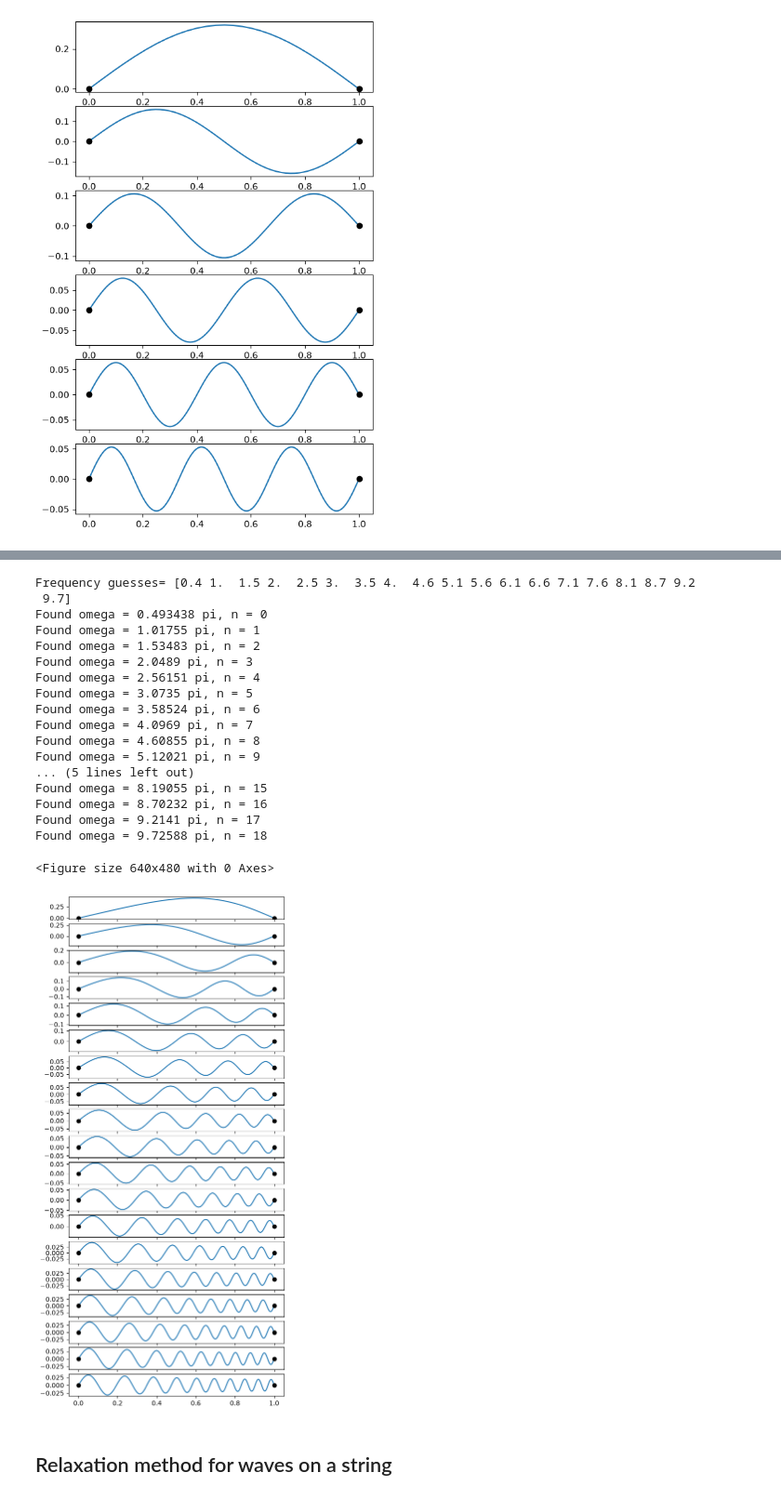
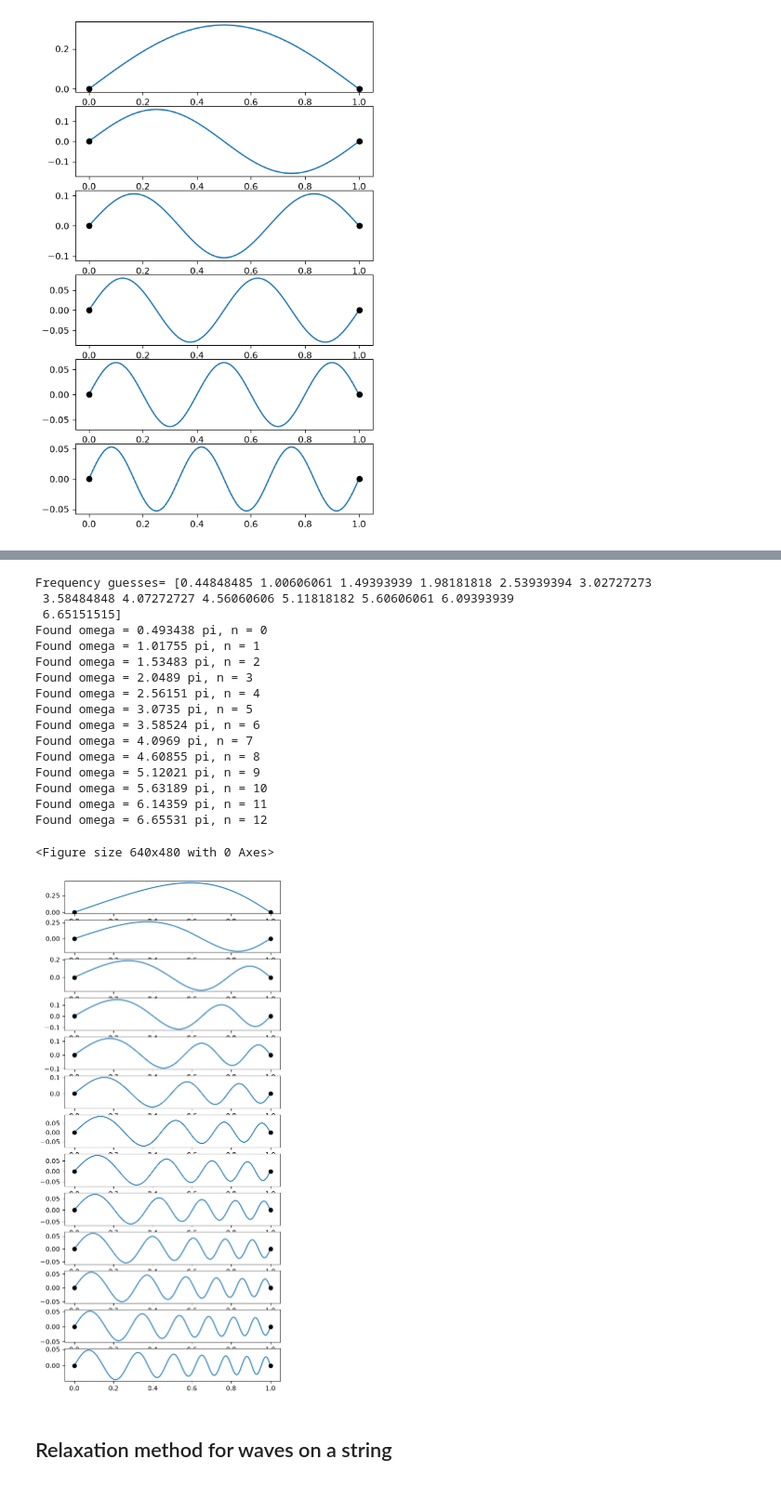
Before and after one commit to andrewcumming/phys512, a Jupyter notebook: solutions_bvp.ipynb, the cells around one changed output, grey strips where cells are left out. Shown at 93% size. Cells and saved outputs as stored; diff of their text form; code cells hidden in the pictures.

```diff
--- a/solutions_bvp.ipynb
+++ b/solutions_bvp.ipynb
@@ -73,7 +73,7 @@ def do_integration(omega):
     return result.y[0,-1]
 
 # Evaluate the displacement at x=1 on a grid of omega
-oms = np.pi * np.linspace(0.1,10,100)
+oms = np.pi * np.linspace(0.1,7,100)
 result = np.array([do_integration(om) for om in oms])
 plt.plot(oms/np.pi, result)
 plt.xlabel(r'$\omega/\pi$')
@@ -113,22 +113,21 @@ om_s = omega
-Frequency guesses= [0.4 1.  1.5 2.  2.5 3.  3.5 4.  4.6 5.1 5.6 6.1 6.6 7.1 7.6 8.1 8.7 9.2
- 9.7]
+Frequency guesses= [0.44848485 1.00606061 1.49393939 1.98181818 2.53939394 3.02727273
+ 3.58484848 4.07272727 4.56060606 5.11818182 5.60606061 6.09393939
+ 6.65151515]
 Found omega = 0.493438 pi, n = 0
 Found omega = 1.01755 pi, n = 1
 Found omega = 1.53483 pi, n = 2
 Found omega = 2.0489 pi, n = 3
 Found omega = 2.56151 pi, n = 4
 Found omega = 3.0735 pi, n = 5
 Found omega = 3.58524 pi, n = 6
 Found omega = 4.0969 pi, n = 7
 Found omega = 4.60855 pi, n = 8
 Found omega = 5.12021 pi, n = 9
-... (5 lines left out)
-Found omega = 8.19055 pi, n = 15
-Found omega = 8.70232 pi, n = 16
-Found omega = 9.2141 pi, n = 17
-Found omega = 9.72588 pi, n = 18
+Found omega = 5.63189 pi, n = 10
+Found omega = 6.14359 pi, n = 11
+Found omega = 6.65531 pi, n = 12
 <Figure size 640x480 with 0 Axes>
-[figure, old version]
+[figure, new version]
 # %% [markdown]
 ## Relaxation method for waves on a string
 # %%
```
Also changed, not shown: parts of 7 cells of this notebook.
